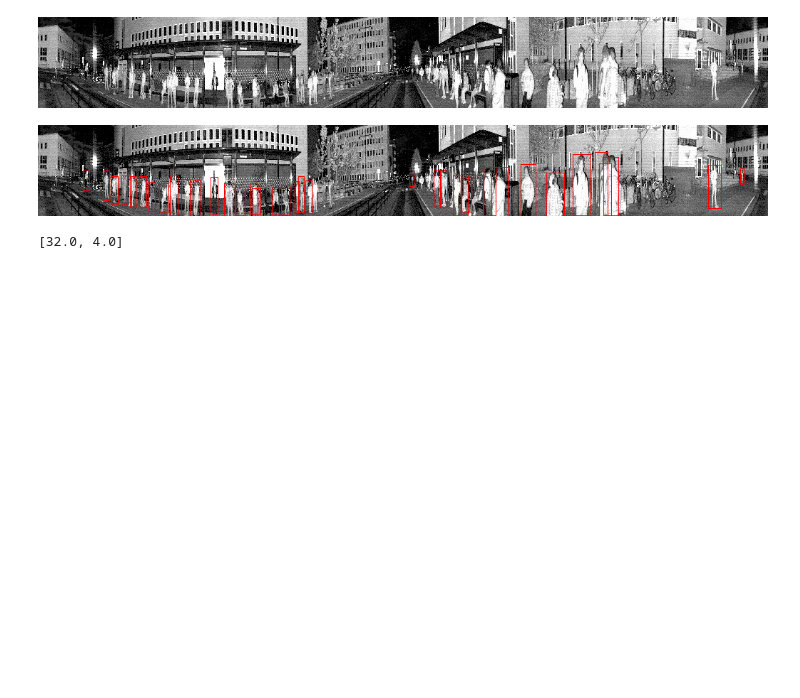
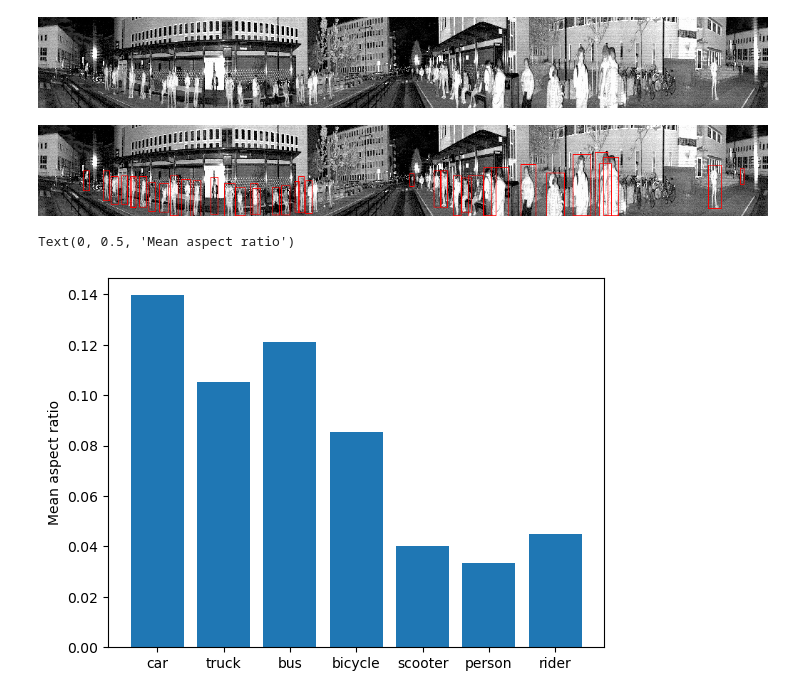
Before and after one commit to seb2o/deep-object-detection-Lidar, a Jupyter notebook: yolo/eda.ipynb, the cells around one changed output. Saved outputs shown, nothing was run; the diff lists cells and outputs as text; code cells hidden in the pictures; blank space fills up the shorter version.

Commit message:
added aspect ratio and box area plots

```diff
--- a/yolo/eda.ipynb
+++ b/yolo/eda.ipynb
@@ -74,8 +74,15 @@ for _, box in first_frame_boxes.iterrows():
 img
 # %% [output]
 [figure]
-# %%
-[d/32 for d in img.size]
-# %% [output]
-[32.0, 4.0]
+# %%
+dataset_boxes['aspect_ratio'] = dataset_boxes.width/dataset_boxes.height
+dataset_boxes['boxes_area'] = dataset_boxes.width*dataset_boxes.height
+# %%
+mean_aspect_ratio_by_class = dataset_boxes.groupby('classID')['aspect_ratio'].mean()
+plt.bar(mean_aspect_ratio_by_class.index, mean_aspect_ratio_by_class.values)
+plt.xticks(list(range(7)),labels=class_names)
+plt.ylabel('Mean aspect ratio')
+# %% [output]
+Text(0, 0.5, 'Mean aspect ratio')
+[figure, added]
 # %%
```
Also changed, not shown: parts of 1 cell of this notebook.
